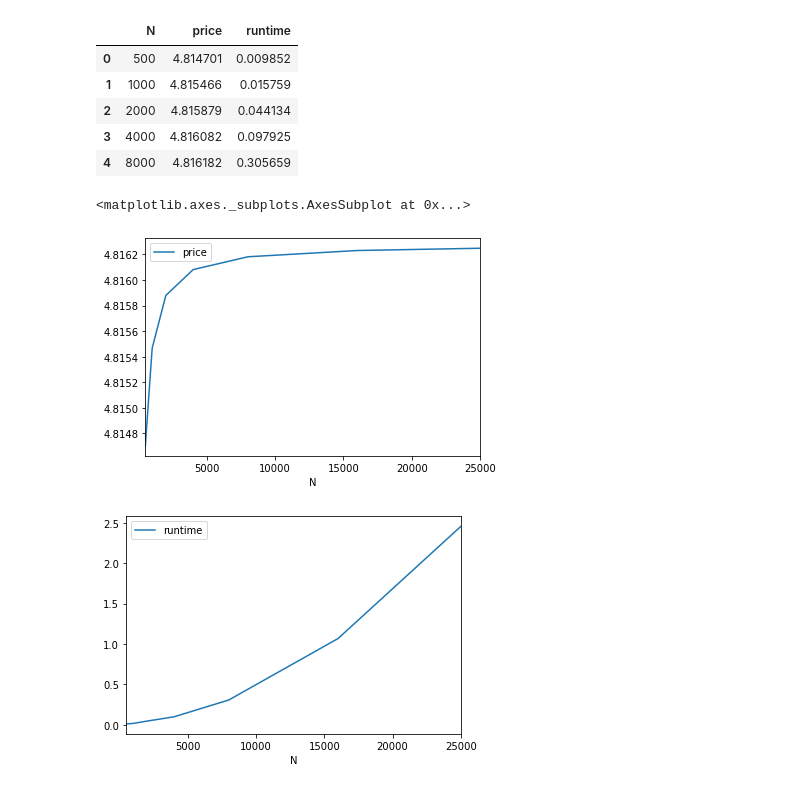
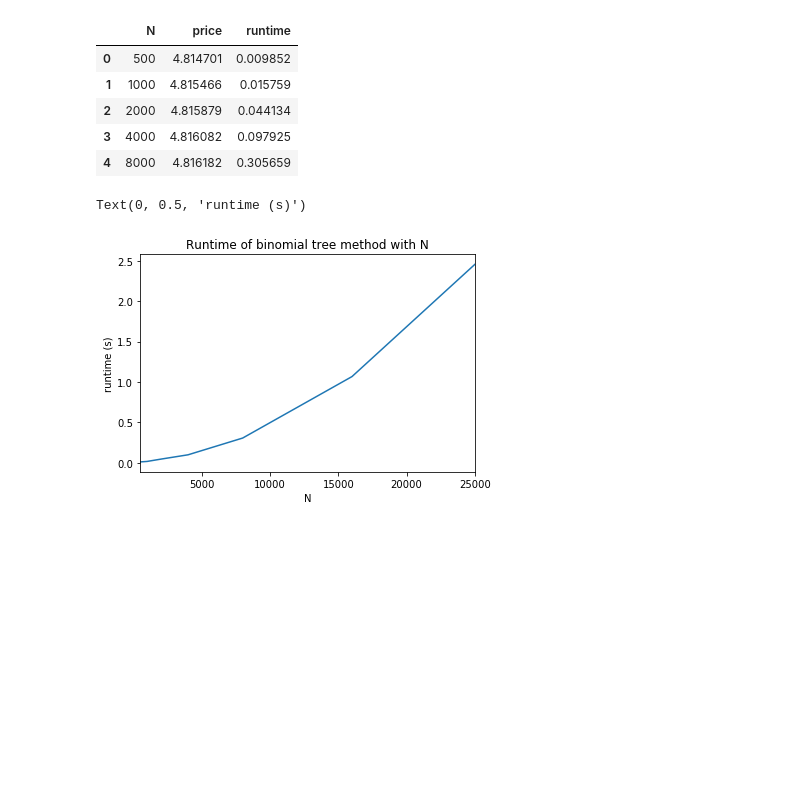
Before and after one commit to Maosef/options_pricing, a Jupyter notebook: option pricing active.ipynb, the cells around one changed output. Cells and saved outputs as stored; diff of their text form; code cells hidden in the pictures; blank space fills up the shorter version.

Commit message:
add btree and analysis

```diff
--- a/option pricing active.ipynb
+++ b/option pricing active.ipynb
@@ -731,13 +723,25 @@ American BS Tree Price:  4.81624866310944
 | 2 | 2000 | 4.815879 | 0.044134 |
 | 3 | 4000 | 4.816082 | 0.097925 |
 | 4 | 8000 | 4.816182 | 0.305659 |
-# %%
-df_btree.plot(x='N',y='price')
-df_btree.plot(x='N',y='runtime')
-# %% [output]
-<matplotlib.axes._subplots.AxesSubplot at 0x...>
-[figure, removed]
-[figure, removed]
+# %%
+# ax1 = df_btree.plot(x='N',y=['price'])
+
+# df_btree = df_btree.set_index('N')
+# df_btree['price'].plot()
+# df_btree['runtime'].plot(secondary_y=True)
+
+# ax1 = df_btree.plot(x='N',y=['price'])
+# df_btree.plot(x='N',y='runtime',secondary_y=True)
+# ax1.set_title("Estimate of binomial tree method with N")
+# ax1.set_ylabel("price")
+
+ax2 = df_btree['runtime'].plot()
+# ax2 = df_btree.plot(x='N',y='runtime')
+ax2.set_title("Runtime of binomial tree method with N")
+ax2.set_ylabel("runtime (s)")
+# %% [output]
+Text(0, 0.5, 'runtime (s)')
+[figure, added]
 # %%
 # PDE method
 
```
Also changed, not shown: parts of 4 cells of this notebook.
